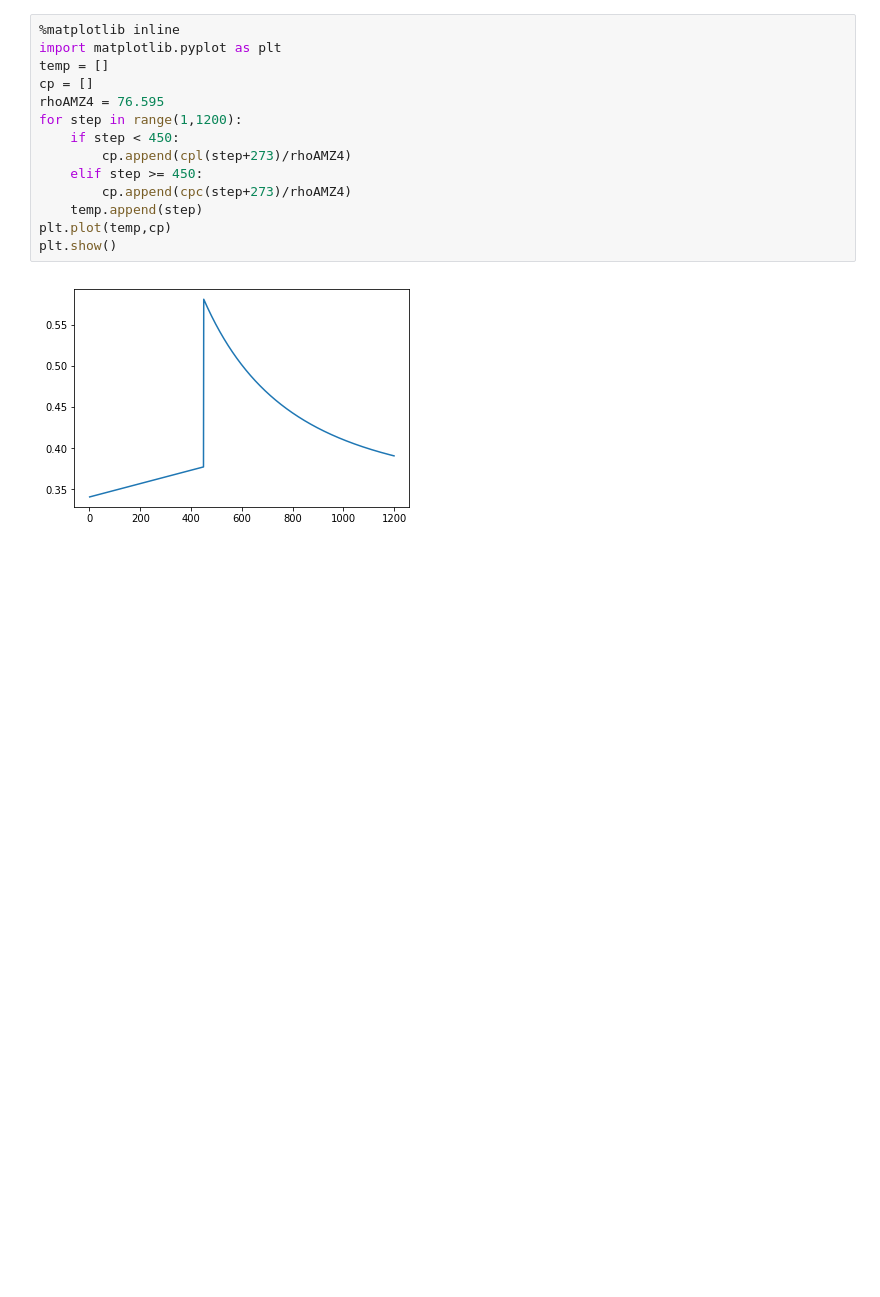
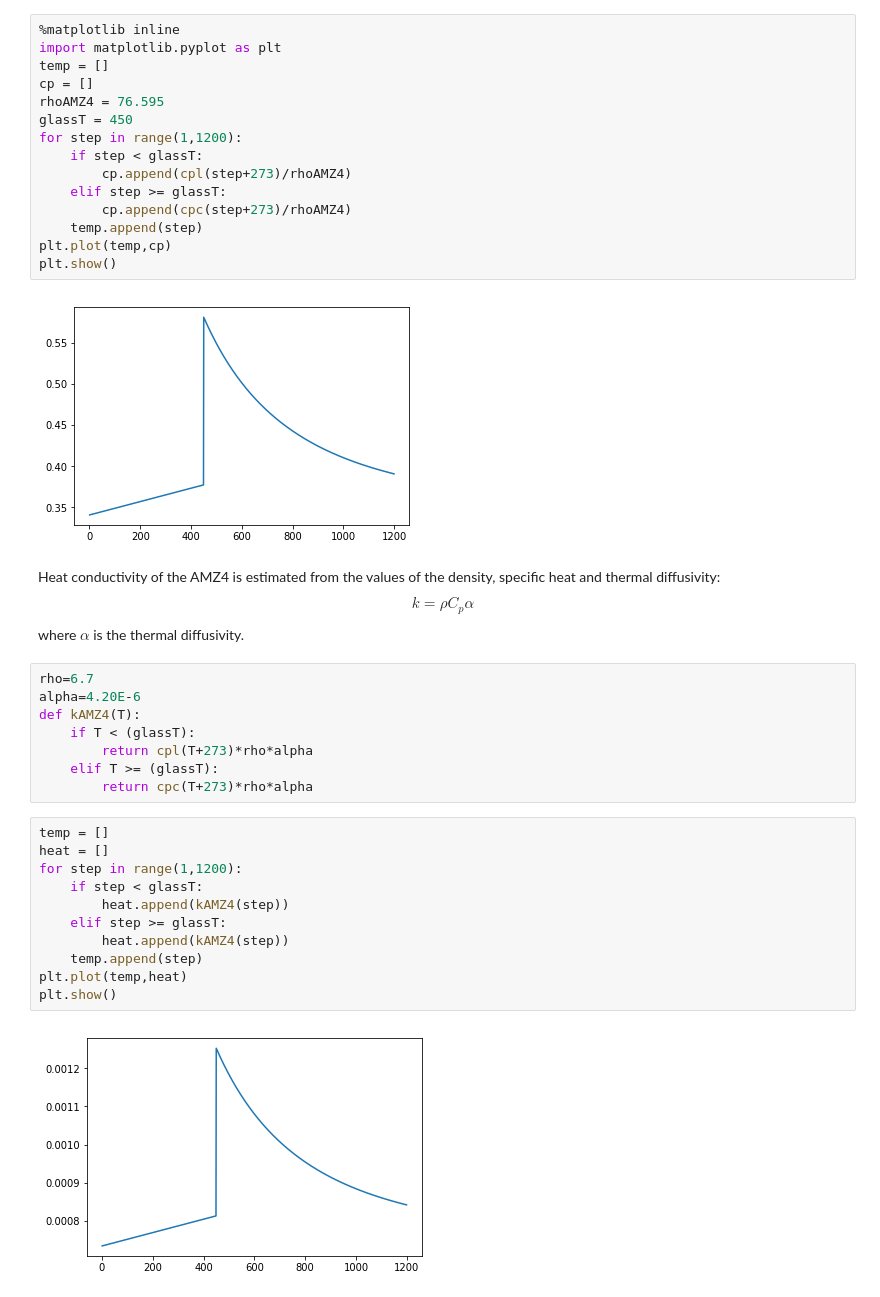
Before and after one commit to Teslos/TTT, a Jupyter notebook: ThermalPropertiesAMZ4.ipynb, the cells around one changed output. Drawn from its saved outputs; the diff is of its cells as text; blank space fills up the shorter version.

```diff
--- a/ThermalPropertiesAMZ4.ipynb
+++ b/ThermalPropertiesAMZ4.ipynb
@@ -17,13 +17,41 @@ import matplotlib.pyplot as plt
 temp = []
 cp = []
 rhoAMZ4 = 76.595
+glassT = 450
 for step in range(1,1200):
-    if step < 450:
+    if step < glassT:
         cp.append(cpl(step+273)/rhoAMZ4)
-    elif step >= 450:
+    elif step >= glassT:
         cp.append(cpc(step+273)/rhoAMZ4)
     temp.append(step)
 plt.plot(temp,cp)
 plt.show()
 # %% [output]
 [figure]
+# %% [markdown]
+Heat conductivity of the AMZ4 is estimated from the values of the density, specific heat and thermal diffusivity:
+$$
+k = \rho C_p \alpha
+$$
+where $\alpha$ is the thermal diffusivity.
+# %%
+rho=6.7
+alpha=4.20E-6
+def kAMZ4(T):
+    if T < (glassT):
+        return cpl(T+273)*rho*alpha
+    elif T >= (glassT):
+        return cpc(T+273)*rho*alpha
+# %%
+temp = []
+heat = []
+for step in range(1,1200):
+    if step < glassT:
+        heat.append(kAMZ4(step))
+    elif step >= glassT:
+        heat.append(kAMZ4(step))
+    temp.append(step)
+plt.plot(temp,heat)
+plt.show()
+# %% [output]
+[figure, added]
```
Also changed, not shown: 1 other file.
